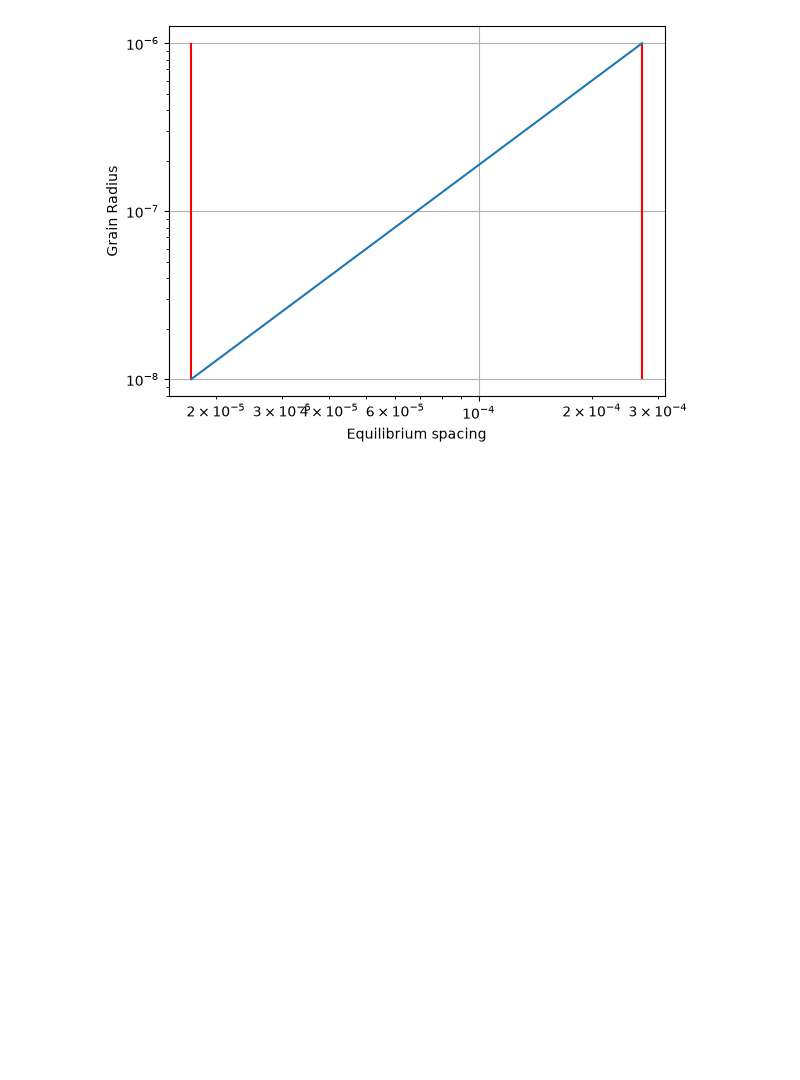
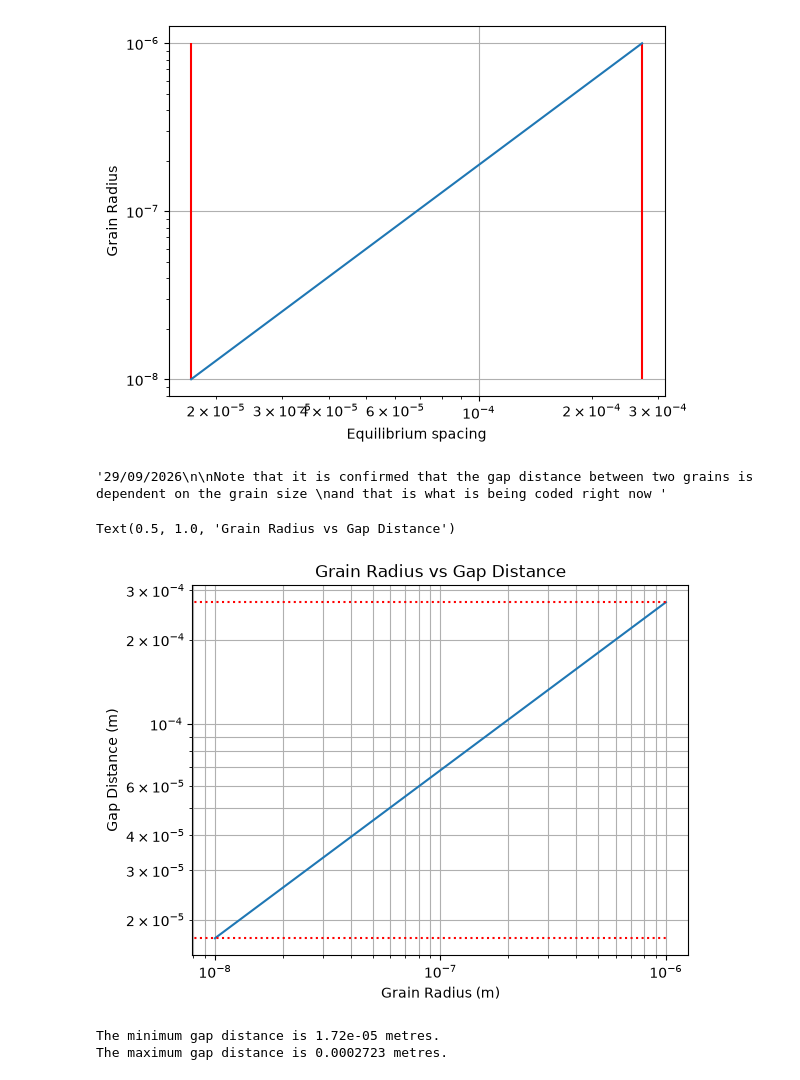
Before and after one commit to drraurau/Brown_Dwarf_Chain, a Jupyter notebook: matrix.ipynb, the cells around one changed output. Drawn from its saved outputs; the diff is of its cells as text; code cells hidden in the pictures; blank space fills up the shorter version.

```diff
--- a/matrix.ipynb
+++ b/matrix.ipynb
@@ -120,3 +120,10 @@ print(rarraymin, rarraymax)
 # %% [output]
 1.7179085567862985e-05 0.0002722701576921301
 [figure]
+# %%
+"""29/09/2026
+
+Note that it is confirmed that the gap distance between two grains is dependent on the grain size
+and that is what is being coded right now """
+# %% [output]
+'29/09/2026\n\nNote that it is confirmed that the gap distance between two grains is dependent on the grain size \nand that is what is being coded right now '
@@ -122,0 +133,35 @@ print(rarraymin, rarraymax)
+# %%
+'''Variables defined in the equation with a (particle radius) having a range'''
+
+mu = 1.5*1e-3
+a = np.linspace(1e-8,1e-6,100)
+mu_0 = 4*np.pi *10**-7
+# %%
+'''Function defined for gap distance'''
+
+def gap_distance(radius, magmom, vacperm):
+    return ((3/2)*(radius**3)*((magmom-vacperm)/(magmom + 2*vacperm)))**(1/5)
+
+
+
+d_array = gap_distance(a, mu, mu_0)
+
+d_min = gap_distance(a[0], mu, mu_0)
+d_max = gap_distance(a[-1], mu, mu_0)
+# %%
+plt.loglog(a, d_array)
+plt.xlabel('Grain Radius (m)')
+plt.hlines(y = (d_min, d_max), xmin = 0, xmax = 1e-6, colors = 'r', linestyle = ':')
+plt.ylabel('Gap Distance (m)')
+plt.grid(True, which="both", ls="-")
+plt.title('Grain Radius vs Gap Distance')
+# %% [output]
+Text(0.5, 1.0, 'Grain Radius vs Gap Distance')
+[figure, added]
+# %%
+
+print('The minimum gap distance is '  + str(round(d_min,7)) + ' metres.')
+print('The maximum gap distance is ' + str(round(d_max, 7)) + ' metres.')
+# %% [output]
+The minimum gap distance is 1.72e-05 metres.
+The maximum gap distance is 0.0002723 metres.
```
Also changed, not shown: parts of 9 cells of this notebook.
